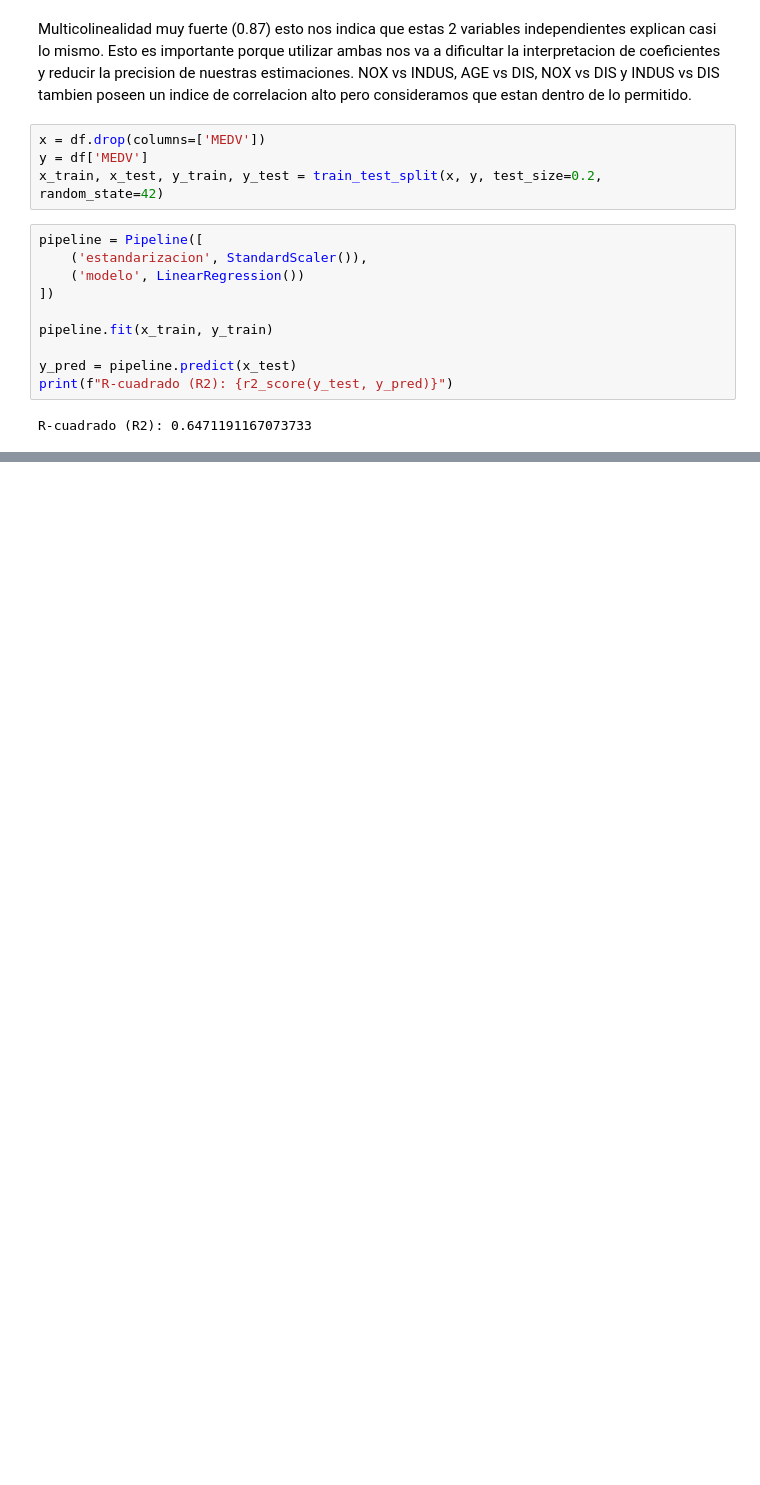
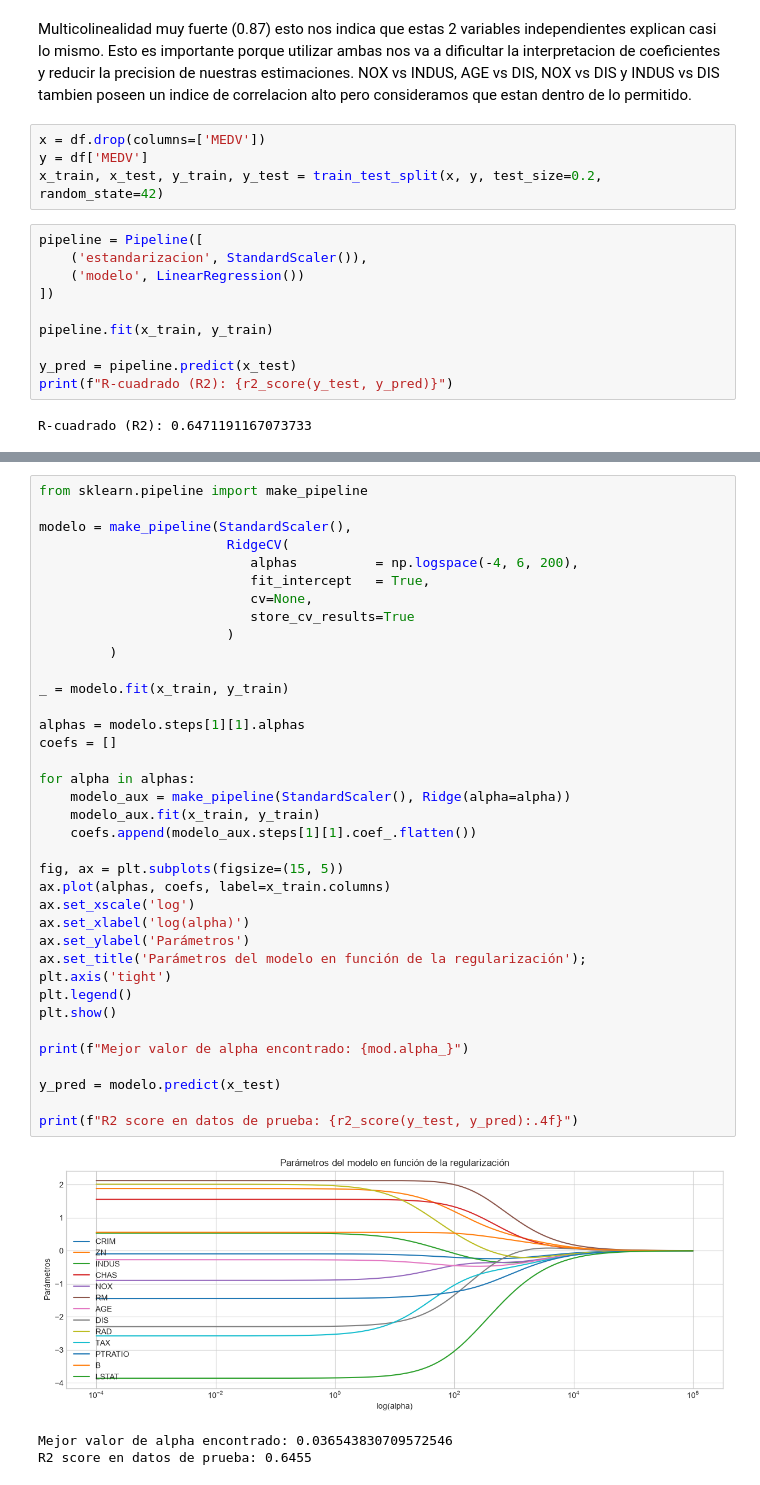
Before and after one commit to sebastianbtmo/TP_AA1_Beltramo_Capisano_Dottavio, a Jupyter notebook: TP_1/TP-regresion-AA1.ipynb, the cells around one changed output, grey strips where cells are left out. Drawn from its saved outputs; the diff is of its cells as text; blank space fills up the shorter version.

```diff
--- a/TP_1/TP-regresion-AA1.ipynb
+++ b/TP_1/TP-regresion-AA1.ipynb
@@ -328,0 +490,41 @@ En cuanto al grafico, podemos observar que la proporcion de varianza es muy baja
+# %%
+from sklearn.pipeline import make_pipeline
+
+modelo = make_pipeline(StandardScaler(),
+                        RidgeCV(
+                           alphas          = np.logspace(-4, 6, 200),
+                           fit_intercept   = True,
+                           cv=None,
+                           store_cv_results=True
+                        )
+         )
+
+_ = modelo.fit(x_train, y_train)
+
+alphas = modelo.steps[1][1].alphas
+coefs = []
+
+for alpha in alphas:
+    modelo_aux = make_pipeline(StandardScaler(), Ridge(alpha=alpha))
+    modelo_aux.fit(x_train, y_train)
+    coefs.append(modelo_aux.steps[1][1].coef_.flatten())
+
+fig, ax = plt.subplots(figsize=(15, 5))
+ax.plot(alphas, coefs, label=x_train.columns)
+ax.set_xscale('log')
+ax.set_xlabel('log(alpha)')
+ax.set_ylabel('Parámetros')
+ax.set_title('Parámetros del modelo en función de la regularización');
+plt.axis('tight')
+plt.legend()
+plt.show()
+
+print(f"Mejor valor de alpha encontrado: {mod.alpha_}")
+
+y_pred = modelo.predict(x_test)
+
+print(f"R2 score en datos de prueba: {r2_score(y_test, y_pred):.4f}")
+# %% [output]
+[figure, added]
+Mejor valor de alpha encontrado: 0.036543830709572546
+R2 score en datos de prueba: 0.6455
```
Also changed, not shown: parts of 15 cells of this notebook.
